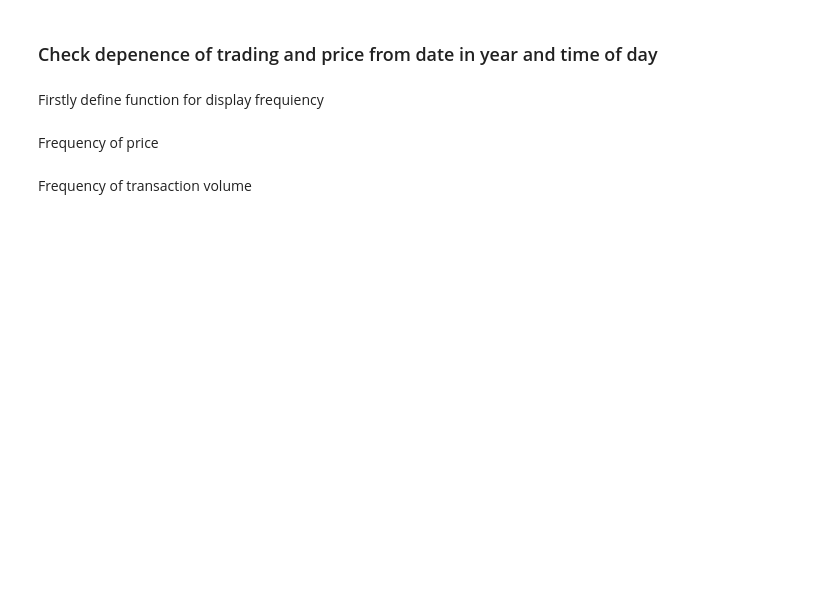
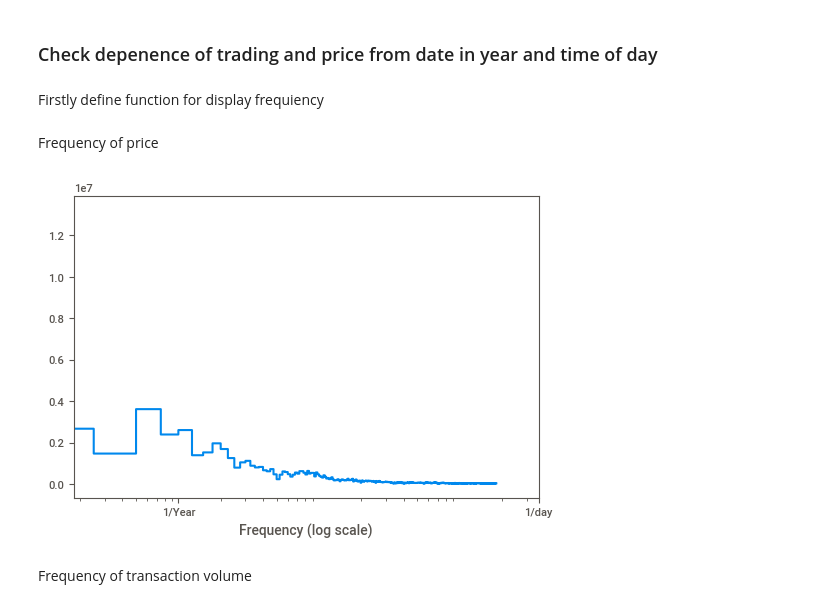
Before and after one commit to prophet-project/stock-price-forecasting, a Jupyter notebook: analyse.ipynb, the cells around one changed output. Cells and saved outputs as stored; diff of their text form; code cells hidden in the pictures; blank space fills up the shorter version.

Commit message:
process new dataset through notebook

```diff
--- a/analyse.ipynb
+++ b/analyse.ipynb
@@ -72,12 +91,11 @@ Will take only last three yers, because they have data without missing values
 # %%
-day = 24
-year = (365)*day
+year = 365
 
-years_count = 3.5
+years_count = 4
 items_count = round(years_count * year)
 
-last_years_dataset = hours_dataset[-1 * items_count:]
-last_years_datetime = hours_datetime[-1 * items_count:]
+last_years_dataset = input_dataset[-1 * items_count:]
+last_years_datetime = pd.to_datetime(last_years_dataset['Date'])
 
 last_years_dataset.head()
 len(last_years_dataset)
@@ -123,14 +128,14 @@ def plot_log_freaquency(series):
     fft = tf.signal.rfft(series)
     f_per_dataset = np.arange(0, len(fft))
 
-    n_samples_h = len(series)
-    hours_per_year = 24*365.2524
-    years_per_dataset = n_samples_h/(hours_per_year)
+    n_samples_d = len(series)
+    days_per_year = 365
+    years_per_dataset = n_samples_d/(days_per_year)
 
     f_per_year = f_per_dataset/years_per_dataset
     plt.step(f_per_year, np.abs(fft))
     plt.xscale('log')
-    plt.xticks([1, 365.2524], labels=['1/Year', '1/day'])
+    plt.xticks([1, 365], labels=['1/Year', '1/day'])
     _ = plt.xlabel('Frequency (log scale)')
 # %% [markdown]
 Frequency of price
@@ -141,2 +142,6 @@ plot_log_freaquency(without_nan['Weighted_Price'])
+# %%
+plot_log_freaquency(last_years_dataset['Close'])
+# %% [output]
+[figure, added]
 # %% [markdown]
 Frequency of transaction volume
```
Also changed, not shown: parts of 25 cells of this notebook, 4 other files.
